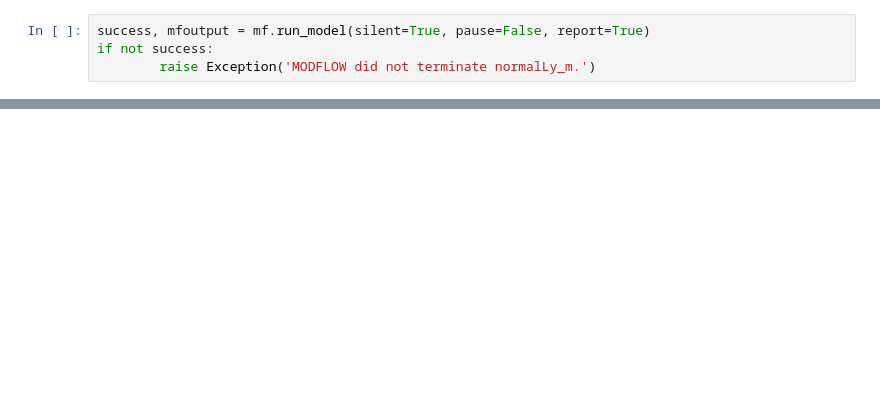
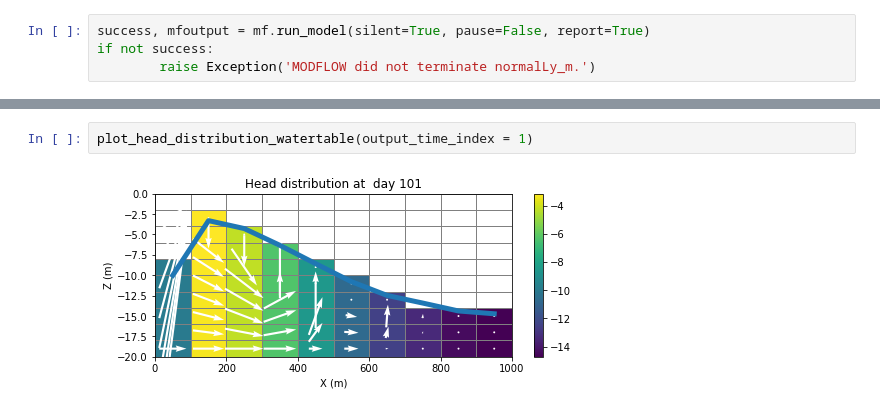
Before and after one commit to chenmingzhang/CIVI4140_UQ, a Jupyter notebook: Q1_flopy/Q1_notebook_notation_update_3.ipynb, the cells around one changed output, grey strips where cells are left out. Saved outputs shown, nothing was run; the diff lists cells and outputs as text; blank space fills up the shorter version.

```diff
--- a/Q1_flopy/Q1_notebook_notation_update_3.ipynb
+++ b/Q1_flopy/Q1_notebook_notation_update_3.ipynb
@@ -323,0 +212,4 @@ modeLx_msect.plot_vector(qx, qy, -qz, color="white", kstep=1, hstep=1)
+# %%
+plot_head_distribution_watertable(output_time_index = 1)
+# %% [output]
+[figure, added]
```
Also changed, not shown: parts of 42 cells of this notebook.
